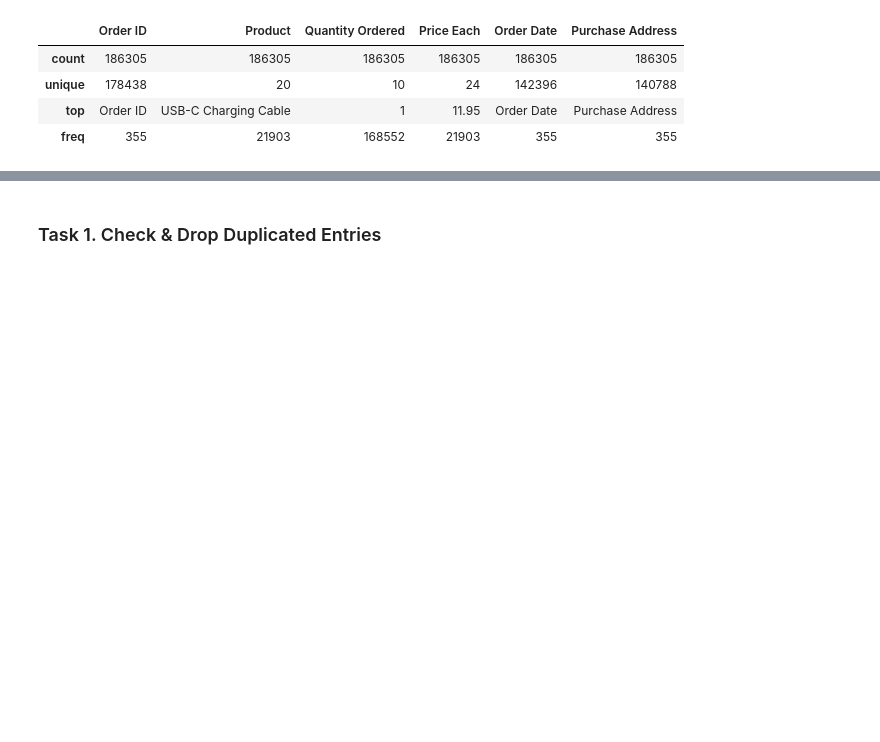
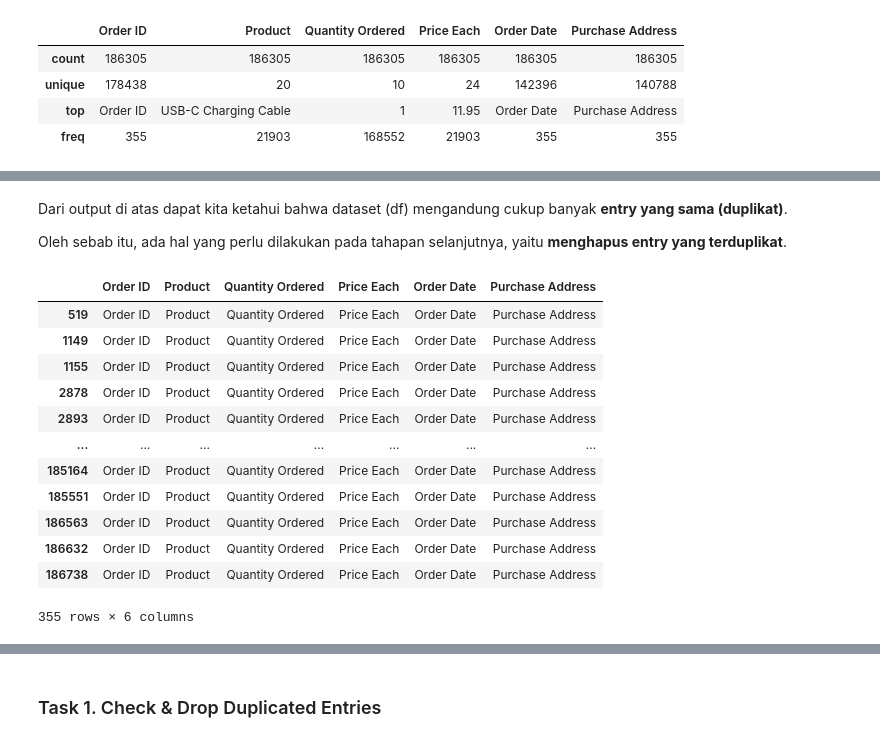
Before and after one commit to ricoputrap/electrosales-2019, a Jupyter notebook: SalesAnalysis.ipynb, the cells around one changed output, grey strips where cells are left out. Cells and saved outputs as stored; diff of their text form; code cells hidden in the pictures; blank space fills up the shorter version.

Commit message:
Do anomali checking on dataset

```diff
--- a/SalesAnalysis.ipynb
+++ b/SalesAnalysis.ipynb
@@ -115,0 +244,21 @@ We can do 3 tasks for cleaning our data:
+# %% [markdown]
+Dari output di atas dapat kita ketahui bahwa dataset (df) mengandung cukup banyak **entry yang sama (duplikat)**.
+
+Oleh sebab itu, ada hal yang perlu dilakukan pada tahapan selanjutnya, yaitu **menghapus entry yang terduplikat**.
+# %%
+# Mengecek seluruh entry yang mengandung string 'Order Date' pada kolom tersebut
+df[df['Order Date'] == 'Order Date']
+# %% [output]
+|  | Order ID | Product | Quantity Ordered | Price Each | Order Date | Purchase Address |
+| 519 | Order ID | Product | Quantity Ordered | Price Each | Order Date | Purchase Address |
+| 1149 | Order ID | Product | Quantity Ordered | Price Each | Order Date | Purchase Address |
+| 1155 | Order ID | Product | Quantity Ordered | Price Each | Order Date | Purchase Address |
+| 2878 | Order ID | Product | Quantity Ordered | Price Each | Order Date | Purchase Address |
+| 2893 | Order ID | Product | Quantity Ordered | Price Each | Order Date | Purchase Address |
+| ... | ... | ... | ... | ... | ... | ... |
+| 185164 | Order ID | Product | Quantity Ordered | Price Each | Order Date | Purchase Address |
+| 185551 | Order ID | Product | Quantity Ordered | Price Each | Order Date | Purchase Address |
+| 186563 | Order ID | Product | Quantity Ordered | Price Each | Order Date | Purchase Address |
+| 186632 | Order ID | Product | Quantity Ordered | Price Each | Order Date | Purchase Address |
+| 186738 | Order ID | Product | Quantity Ordered | Price Each | Order Date | Purchase Address |
+355 rows × 6 columns
```
Also changed, not shown: parts of 25 cells of this notebook.
